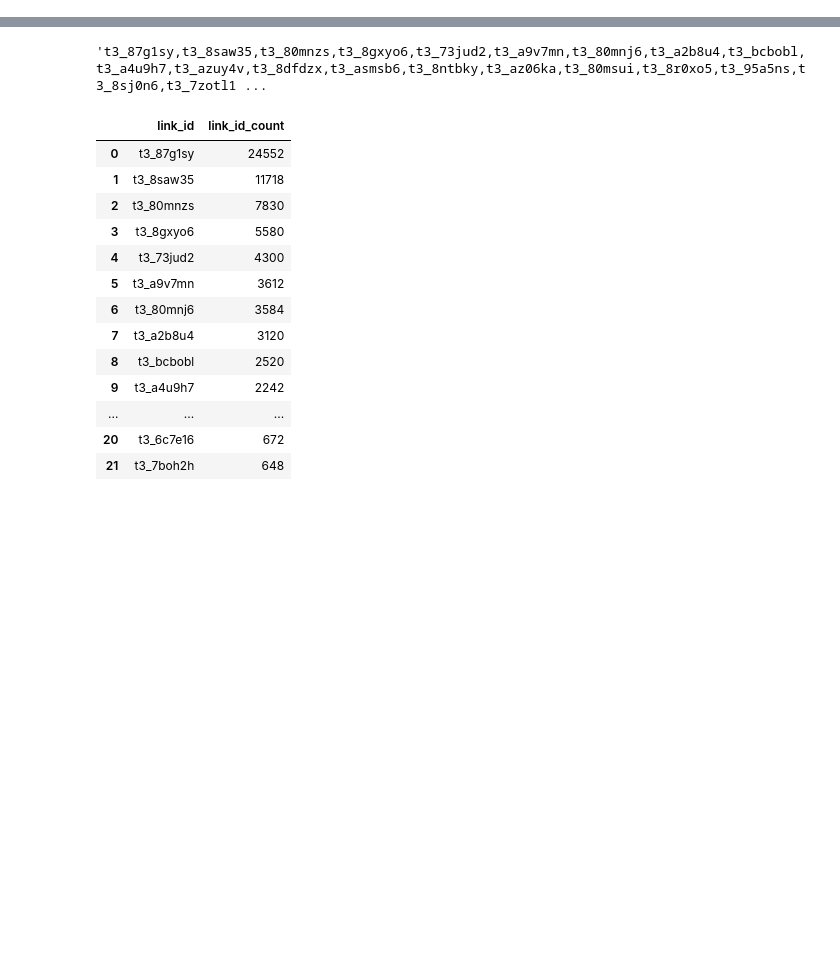
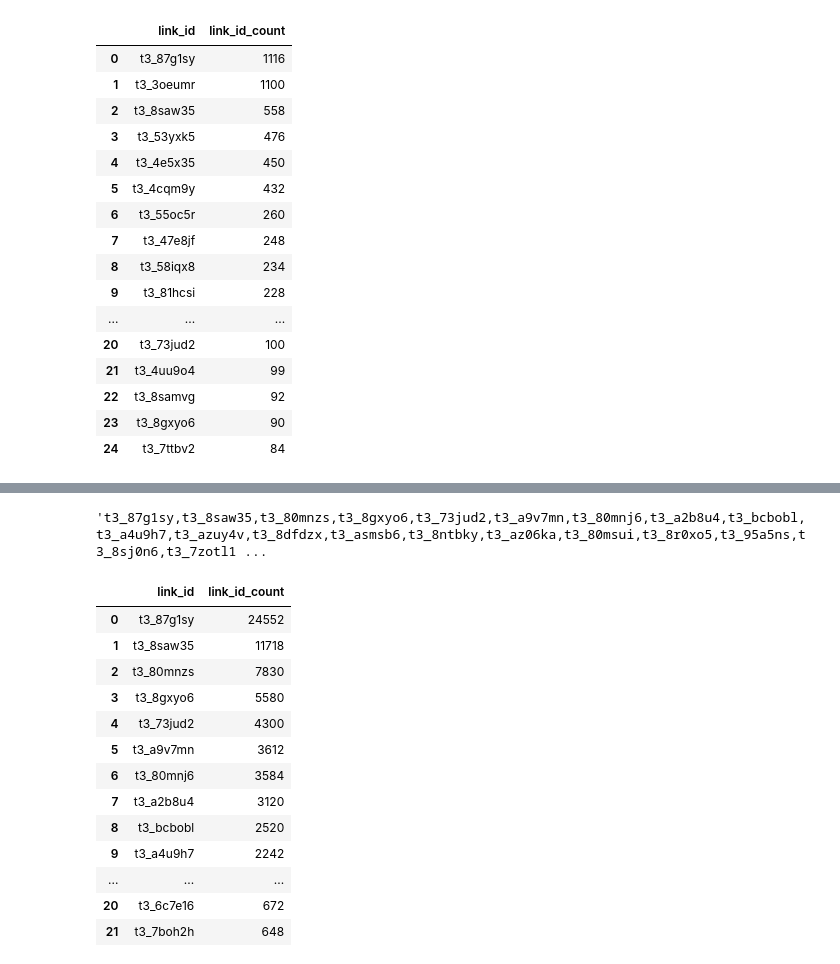
Before and after one commit to andrewbierbaum/InsightProject, a Jupyter notebook: RandomAndWorking.ipynb, the cells around one changed output, grey strips where cells are left out. Drawn from its saved outputs; the diff is of its cells as text; code cells hidden in the pictures; blank space fills up the shorter version.

```diff
--- a/RandomAndWorking.ipynb
+++ b/RandomAndWorking.ipynb
@@ -47,0 +73,21 @@ df
+# %%
+df_cross_posts = pandas.read_sql("SELECT Reddit_xamarin.link_id, count(*) as link_id_count FROM Reddit_xamarin JOIN Reddit_react_native ON Reddit_react_native.link_id = Reddit_xamarin.link_id GROUP BY Reddit_xamarin.link_id ORDER BY link_id_count DESC LIMIT 25", conn)
+df_cross_posts
+# %% [output]
+|  | link_id | link_id_count |
+| 0 | t3_87g1sy | 1116 |
+| 1 | t3_3oeumr | 1100 |
+| 2 | t3_8saw35 | 558 |
+| 3 | t3_53yxk5 | 476 |
+| 4 | t3_4e5x35 | 450 |
+| 5 | t3_4cqm9y | 432 |
+| 6 | t3_55oc5r | 260 |
+| 7 | t3_47e8jf | 248 |
+| 8 | t3_58iqx8 | 234 |
+| 9 | t3_81hcsi | 228 |
+| ... | ... | ... |
+| 20 | t3_73jud2 | 100 |
+| 21 | t3_4uu9o4 | 99 |
+| 22 | t3_8samvg | 92 |
+| 23 | t3_8gxyo6 | 90 |
+| 24 | t3_7ttbv2 | 84 |
```
Also changed, not shown: parts of 4 cells of this notebook, 2 other files.
